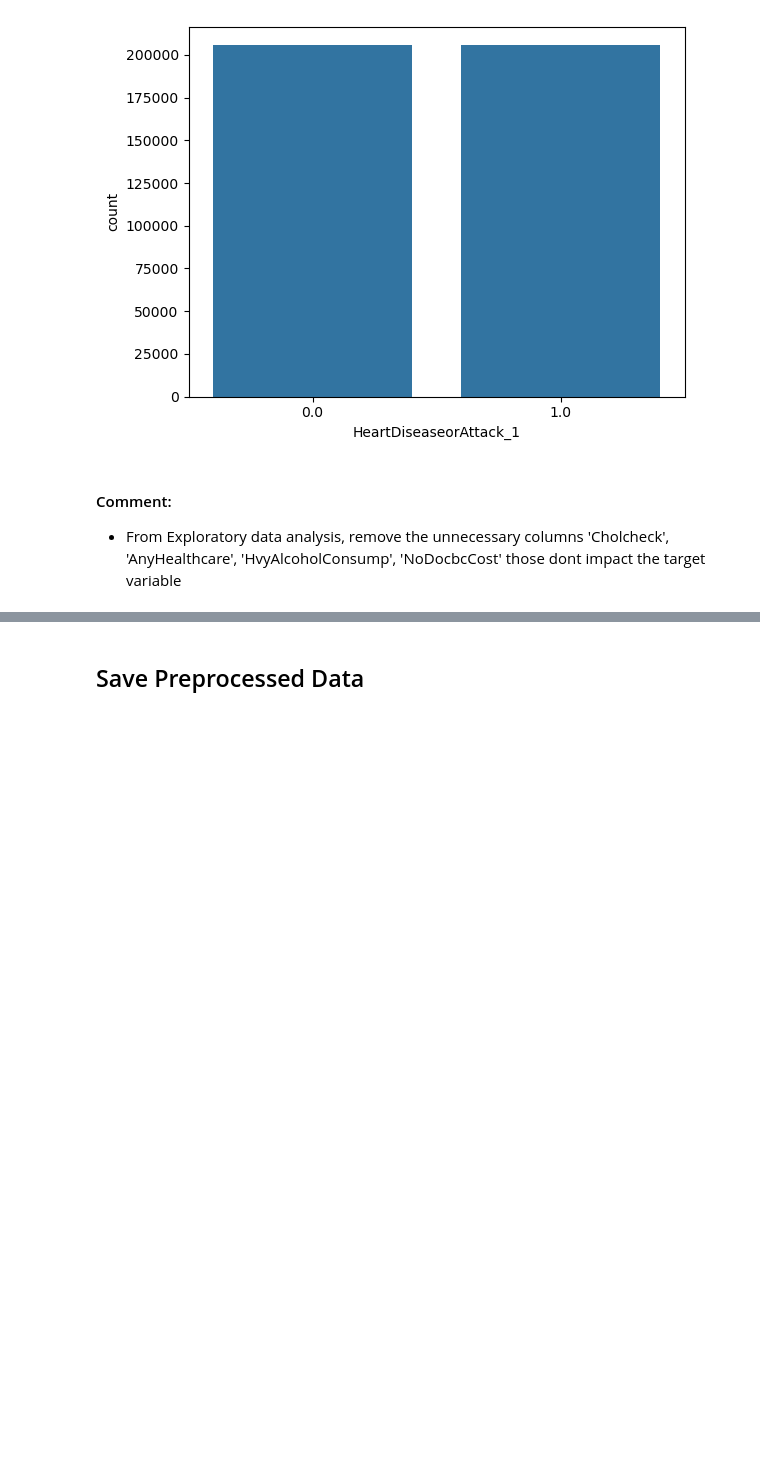
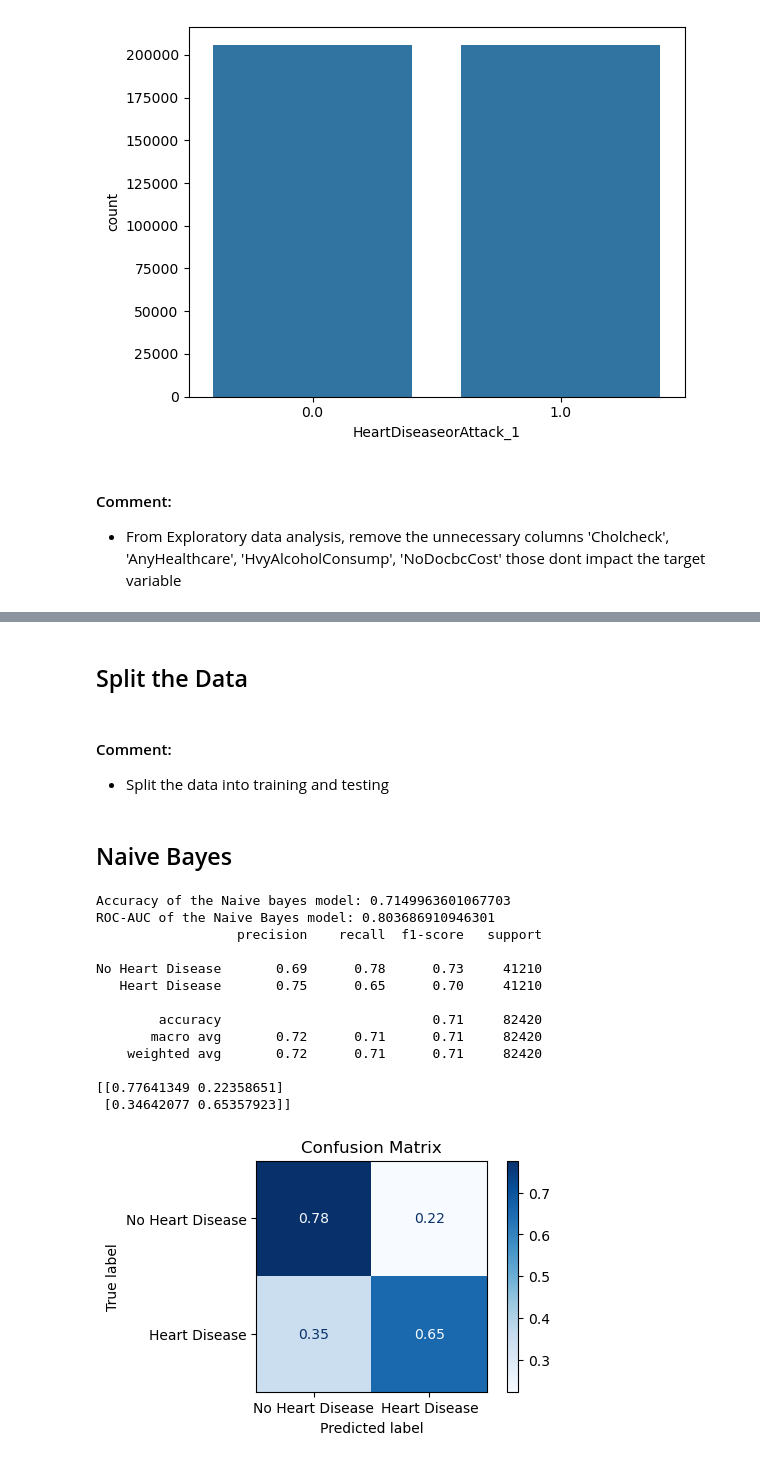
Before and after one commit to Venkatalakshmikottapalli/Heart-Disease-Prediction, a Jupyter notebook: notebooks/V_Kottapalli_ml_heart_pred.ipynb, the cells around one changed output, grey strips where cells are left out. Saved outputs shown, nothing was run; the diff lists cells and outputs as text; code cells hidden in the pictures; blank space fills up the shorter version.

```diff
--- a/notebooks/EDA.ipynb
+++ b/notebooks/V_Kottapalli_ml_heart_pred.ipynb
@@ -1296,2 +1298,2 @@ y=resampled_df['HeartDiseaseorAttack_1']
 # %% [markdown]
-## Save Preprocessed Data
+## Split the Data
@@ -1304,0 +1300,57 @@ df.to_csv('../data/processed/Heart_disease.csv', index=False)
+# %%
+# Split the dataset into training and testing sets
+X_train, X_test, y_train, y_test = train_test_split(X, y, test_size=0.2, random_state=42, stratify=y)
+# %% [markdown]
+#### Comment:
+- Split the data into training and testing
+# %% [markdown]
+## Naive Bayes
+# %%
+# Naive Bayes classifier
+nb_classifier = GaussianNB()
+
+# Fit the model on the training data
+nb_classifier.fit(X_train, y_train)
+
+# Make predictions on the test set
+y_pred = nb_classifier.predict(X_test)
+
+# Calculate accuracy
+accuracy = accuracy_score(y_test, y_pred)
+print(f"Accuracy of the Naive bayes model: {accuracy}")
+
+# Calculate ROC-AUC score
+roc_auc_nb = roc_auc_score(y_test, nb_classifier.predict_proba(X_test)[:, 1])
+print(f"ROC-AUC of the Naive Bayes model: {roc_auc_nb}")
+
+# Define target names
+target_names = ['No Heart Disease', 'Heart Disease']
+
+# Print classification report
+print(classification_report(y_test, y_pred.reshape(-1, 1), target_names=target_names))
+
+# Compute confusion matrix
+cm_naive = confusion_matrix(y_test, y_pred.reshape(-1, 1), normalize='true')
+print(cm_naive)
+
+# Display confusion matrix
+disp = ConfusionMatrixDisplay(confusion_matrix=cm_naive, display_labels=target_names)
+fig, ax = plt.subplots(figsize=(5, 3))
+disp.plot(ax=ax, cmap='Blues')
+plt.title("Confusion Matrix")
+plt.show()
+# %% [output]
+Accuracy of the Naive bayes model: 0.7149963601067703
+ROC-AUC of the Naive Bayes model: 0.803686910946301
+                  precision    recall  f1-score   support
+
+No Heart Disease       0.69      0.78      0.73     41210
+   Heart Disease       0.75      0.65      0.70     41210
+
+        accuracy                           0.71     82420
+       macro avg       0.72      0.71      0.71     82420
+    weighted avg       0.72      0.71      0.71     82420
+
+[[0.77641349 0.22358651]
+ [0.34642077 0.65357923]]
+[figure, added]
```
Also changed, not shown: parts of 25 cells of this notebook, 2 other files.
